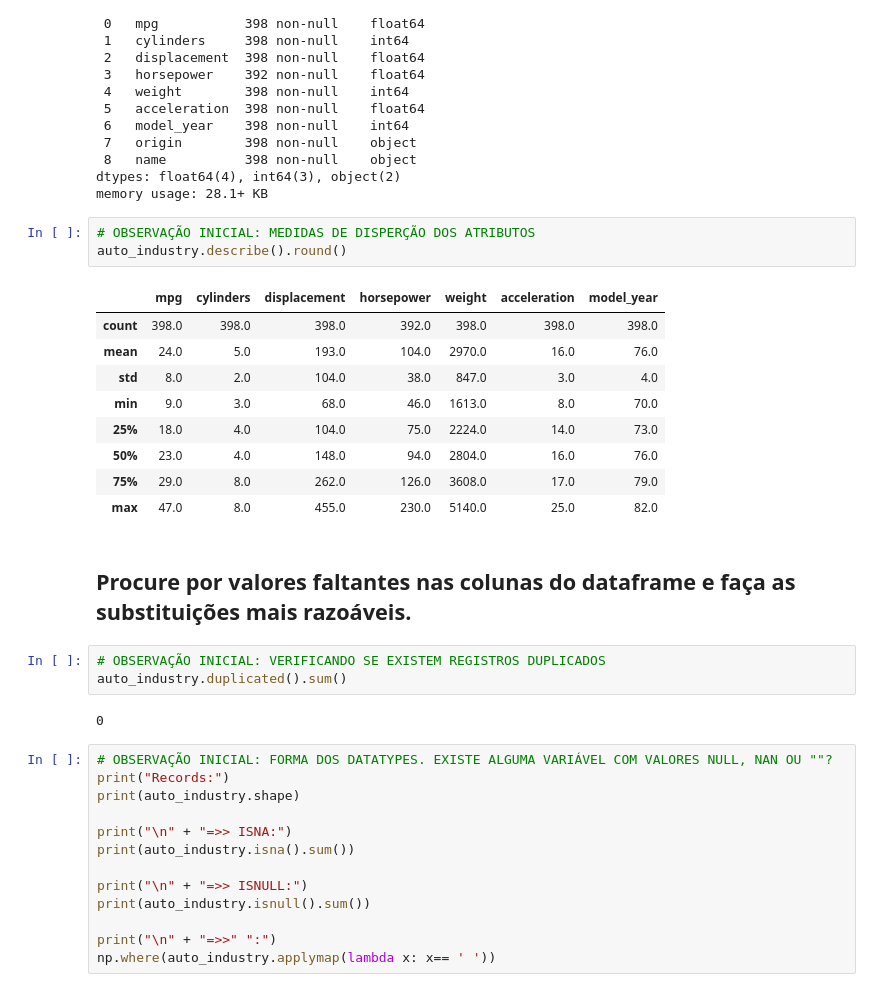
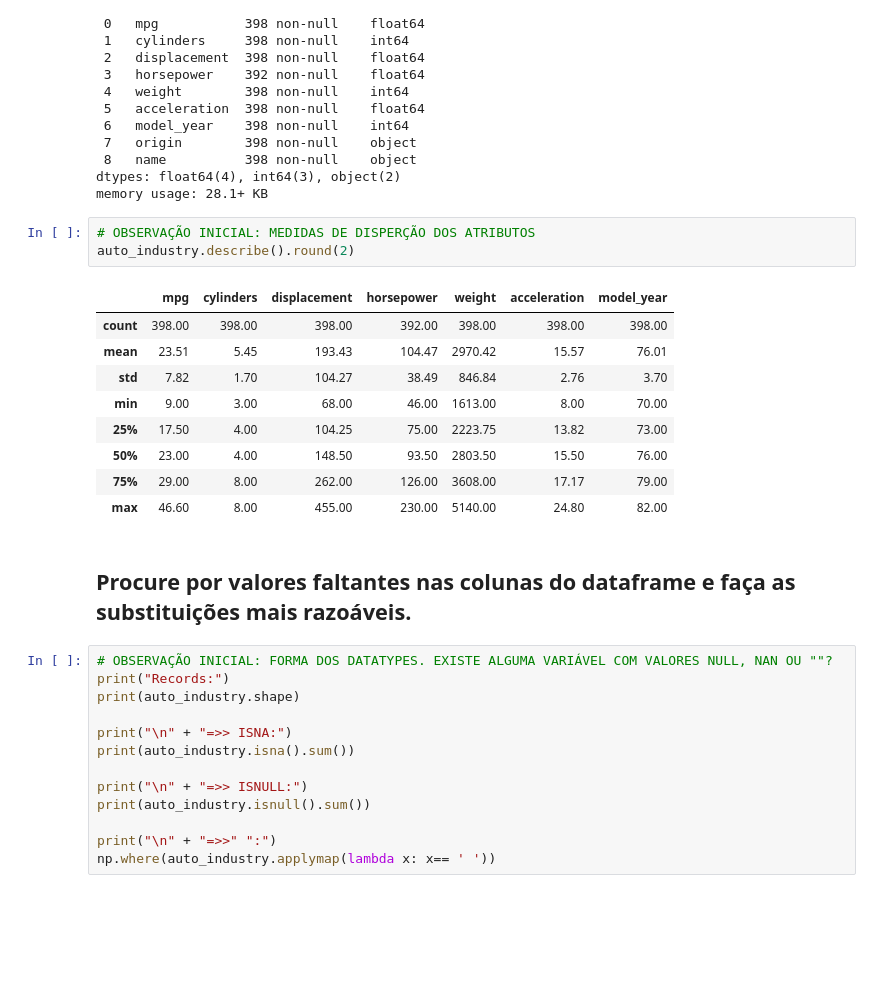
Before and after one commit to taispin/DataScience-DH, a Jupyter notebook: Desafio_0/DSTN02_DESAFIO.ipynb, the cells around one changed output. Saved outputs shown, nothing was run; the diff lists cells and outputs as text; blank space fills up the shorter version.

```diff
--- a/Desafio_0/DSTN02_DESAFIO.ipynb
+++ b/Desafio_0/DSTN02_DESAFIO.ipynb
@@ -67,24 +67,19 @@ dtypes: float64(4), int64(3), object(2)
 memory usage: 28.1+ KB
 # %%
 # OBSERVAÇÃO INICIAL: MEDIDAS DE DISPERÇÃO DOS ATRIBUTOS
-auto_industry.describe().round()
+auto_industry.describe().round(2)
 # %% [output]
 |  | mpg | cylinders | displacement | horsepower | weight | acceleration | model_year |
-| count | 398.0 | 398.0 | 398.0 | 392.0 | 398.0 | 398.0 | 398.0 |
-| mean | 24.0 | 5.0 | 193.0 | 104.0 | 2970.0 | 16.0 | 76.0 |
-| std | 8.0 | 2.0 | 104.0 | 38.0 | 847.0 | 3.0 | 4.0 |
-| min | 9.0 | 3.0 | 68.0 | 46.0 | 1613.0 | 8.0 | 70.0 |
-| 25% | 18.0 | 4.0 | 104.0 | 75.0 | 2224.0 | 14.0 | 73.0 |
-| 50% | 23.0 | 4.0 | 148.0 | 94.0 | 2804.0 | 16.0 | 76.0 |
-| 75% | 29.0 | 8.0 | 262.0 | 126.0 | 3608.0 | 17.0 | 79.0 |
-| max | 47.0 | 8.0 | 455.0 | 230.0 | 5140.0 | 25.0 | 82.0 |
+| count | 398.00 | 398.00 | 398.00 | 392.00 | 398.00 | 398.00 | 398.00 |
+| mean | 23.51 | 5.45 | 193.43 | 104.47 | 2970.42 | 15.57 | 76.01 |
+| std | 7.82 | 1.70 | 104.27 | 38.49 | 846.84 | 2.76 | 3.70 |
+| min | 9.00 | 3.00 | 68.00 | 46.00 | 1613.00 | 8.00 | 70.00 |
+| 25% | 17.50 | 4.00 | 104.25 | 75.00 | 2223.75 | 13.82 | 73.00 |
+| 50% | 23.00 | 4.00 | 148.50 | 93.50 | 2803.50 | 15.50 | 76.00 |
+| 75% | 29.00 | 8.00 | 262.00 | 126.00 | 3608.00 | 17.17 | 79.00 |
+| max | 46.60 | 8.00 | 455.00 | 230.00 | 5140.00 | 24.80 | 82.00 |
 # %% [markdown]
 ## Procure por valores faltantes nas colunas do dataframe e faça as substituições mais razoáveis.
-# %%
-# OBSERVAÇÃO INICIAL: VERIFICANDO SE EXISTEM REGISTROS DUPLICADOS
-auto_industry.duplicated().sum()
-# %% [output]
-0
 # %%
 # OBSERVAÇÃO INICIAL: FORMA DOS DATATYPES. EXISTE ALGUMA VARIÁVEL COM VALORES NULL, NAN OU ""?
 print("Records:")
```
Also changed, not shown: parts of 20 cells of this notebook.
